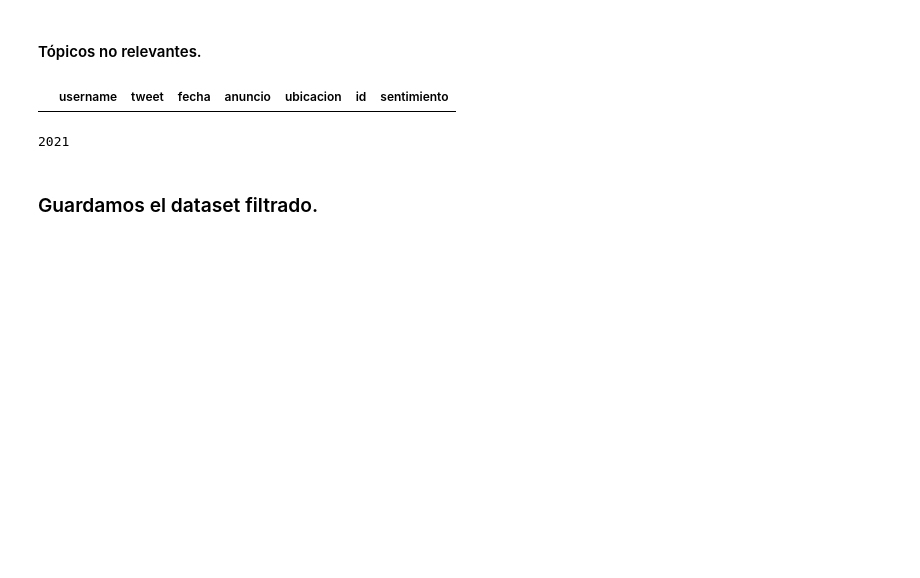
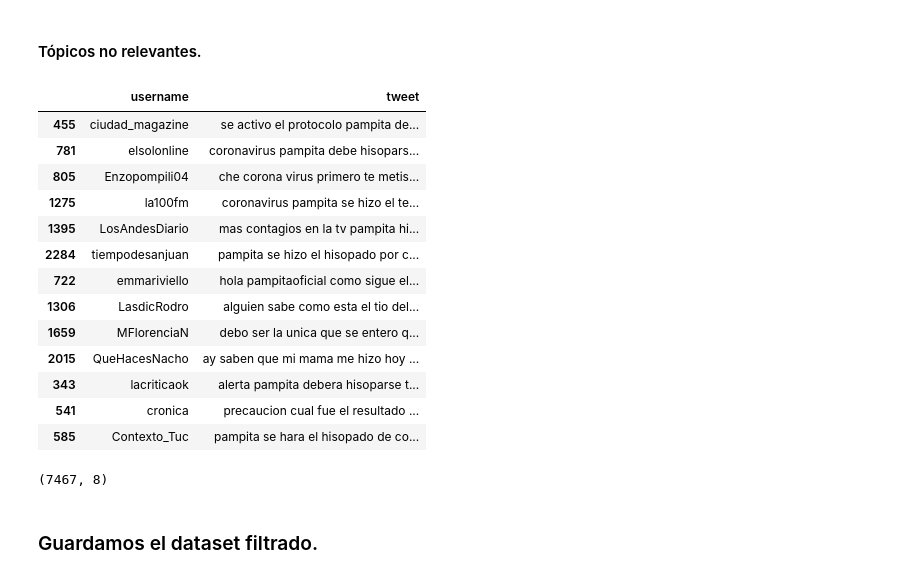
Before and after one commit to eugeperotti/tp_integrador, a Jupyter notebook: 1. Cuarentena Tweets - Dataset y EDA.ipynb, the cells around one changed output. Saved outputs shown, nothing was run; the diff lists cells and outputs as text; code cells hidden in the pictures; blank space fills up the shorter version.

```diff
--- a/1. Cuarentena Tweets - Dataset y EDA.ipynb
+++ b/1. Cuarentena Tweets - Dataset y EDA.ipynb
@@ -120,7 +120,7 @@ def create_df(tweets_anuncios):
 #definimos listas de los usuarios y topics que vamos a eliminar
 usuarios_blacklist = ['sergistack', 'GamesRedDeer']
 usuarios_medios = ['gustavorearte1','gerdellamonica','radiofonica1007',' pmgcharly',' NTodxs',' Noticiasde_',' nora_verges',' mnspezzapria',' METRO_RADIO_TV',' MartinD50004804',' mariogaloppo',' LUIS20GEREZ',' losprimerostuc',' lacriticaok',' lacapital',' IldefonsoM',' HernanMundo',' elsolquilmes',' ellitoral',' cronica',' cordoba',' Contexto_Tuc',' ConLaGenteRos',' con_sello',' Cadena3Com',' AvellanedaReal',' AiredeSantaFe',' AgenciaDib',' Adry1BC',' ADNsur',' abccordoba',' 104Urbana']
-topicos_excluidos = ['pique','barcelona', 'bayern munich', 'barca', 'bayern', 'barsa', 'anabelle', 'annabell', 'annabelle', 'messi', 'balvin', 'pampita']
+topicos_excluidos = ['uefa','pique','barcelona', 'bayern munich', 'barca', 'bayern', 'barsa', 'anabelle', 'annabell', 'annabelle', 'messi', 'balvin', 'pampita']
 
 def clean_up_df(df):
     #definimos una máscara para excluir a los usuarios en la lista negra
@@ -272,13 +273,22 @@ df.shape[0]
 # %% [markdown]
 #### Tópicos no relevantes.
-# %%
-mask_topics = [x in topicos_excluidos for x in df['tweet']]
-df[mask_topics].head(3)
-# %% [output]
-|  | username | tweet | fecha | anuncio | ubicacion | id | sentimiento |
-# %%
-mask_not_topics = [x not in topicos_excluidos for x in df['tweet']]
-df = df[mask_not_topics]
-df.shape[0]
-# %% [output]
-2021
+# %%
+for t in topicos_excluidos:
+    mask_topicos = df['tweet'].str.find(t) != -1
+
+df.loc[mask_topicos, ['username','tweet']]
+# %% [output]
+|  | username | tweet |
+| 455 | ciudad_magazine | se activo el protocolo pampita de... |
+| 781 | elsolonline | coronavirus pampita debe hisopars... |
+| 805 | Enzopompili04 | che corona virus primero te metis... |
+| 1275 | la100fm | coronavirus pampita se hizo el te... |
+| 1395 | LosAndesDiario | mas contagios en la tv pampita hi... |
+| 2284 | tiempodesanjuan | pampita se hizo el hisopado por c... |
+| 722 | emmariviello | hola pampitaoficial como sigue el... |
+| 1306 | LasdicRodro | alguien sabe como esta el tio del... |
+| 1659 | MFlorenciaN | debo ser la unica que se entero q... |
+| 2015 | QueHacesNacho | ay saben que mi mama me hizo hoy ... |
+| 343 | lacriticaok | alerta pampita debera hisoparse t... |
+| 541 | cronica | precaucion cual fue el resultado ... |
+| 585 | Contexto_Tuc | pampita se hara el hisopado de co... |
@@ -285,3 +300,7 @@ df.shape[0]
+# %%
+df.shape
+# %% [output]
+(7467, 8)
 # %% [markdown]
 ### Guardamos el dataset filtrado.
 # %%
```
Also changed, not shown: parts of 28 cells of this notebook, 13 other files.
